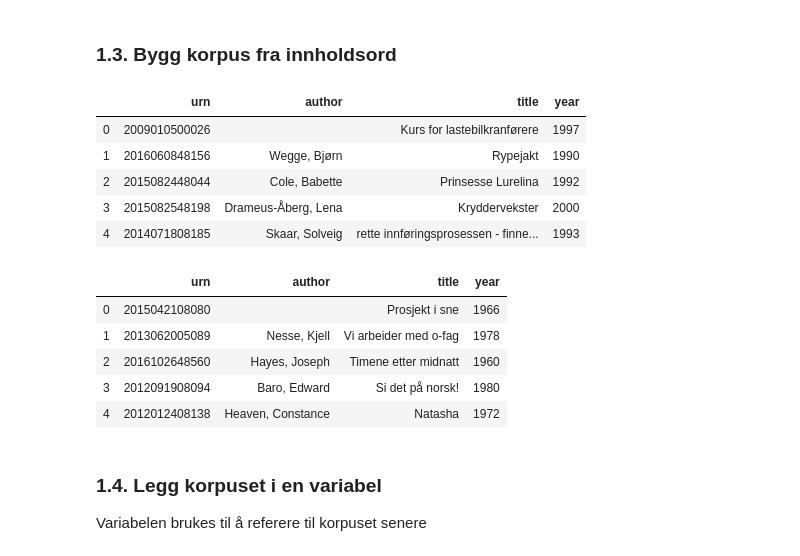
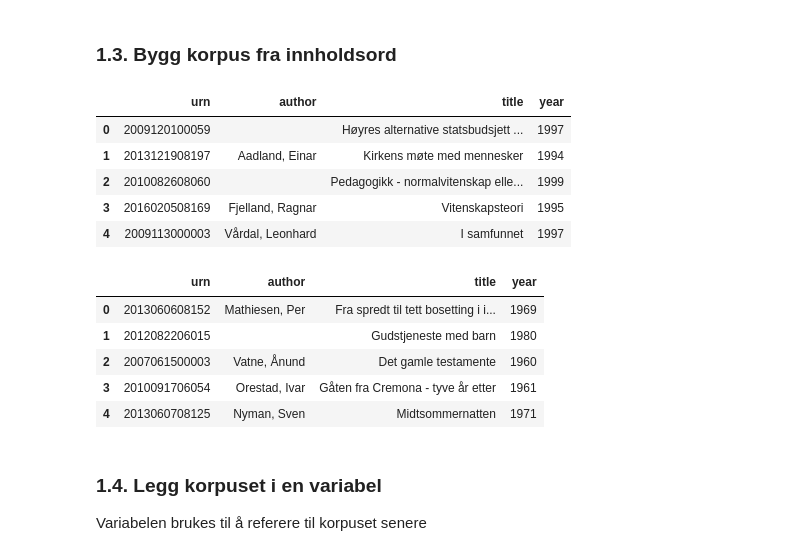
Before and after one commit to NationalLibraryOfNorway/digital_tekstanalyse, a Jupyter notebook: 1_Bygg_korpus.ipynb, the cells around one changed output. Saved outputs shown, nothing was run; the diff lists cells and outputs as text; code cells hidden in the pictures.

```diff
--- a/1_Bygg_korpus.ipynb
+++ b/1_Bygg_korpus.ipynb
@@ -115,23 +115,23 @@ urn: URN:NBN:no-nb_digibok_2018031548382
 # %% [markdown]
 ### 1.3. Bygg korpus fra innholdsord
 # %%
-nb.book_corpus(words='demokrati', period=(1990,2000), limit=5)
+nb.book_corpus(words=['demokrati'], period=(1990,2000), limit=5)
 # %% [output]
 |  | urn | author | title | year |
-| 0 | 2009010500026 |  | Kurs for lastebilkranførere | 1997 |
-| 1 | 2016060848156 | Wegge, Bjørn | Rypejakt | 1990 |
-| 2 | 2015082448044 | Cole, Babette | Prinsesse Lurelina | 1992 |
-| 3 | 2015082548198 | Drameus-Åberg, Lena | Kryddervekster | 2000 |
-| 4 | 2014071808185 | Skaar, Solveig | rette innføringsprosessen - finne... | 1993 |
+| 0 | 2009120100059 |  | Høyres alternative statsbudsjett ... | 1997 |
+| 1 | 2013121908197 | Aadland, Einar | Kirkens møte med mennesker | 1994 |
+| 2 | 2010082608060 |  | Pedagogikk - normalvitenskap elle... | 1999 |
+| 3 | 2016020508169 | Fjelland, Ragnar | Vitenskapsteori | 1995 |
+| 4 | 2009113000003 | Vårdal, Leonhard | I samfunnet | 1997 |
 # %%
-nb.book_corpus(words='her, kan, du, legge, inn, flere, søkeord', period=(1960,1980), limit=5)
+nb.book_corpus(words= ['her', 'kan', 'du', 'legge', 'inn', 'flere', 'søkeord'], period=(1960,1980), limit=5)
 # %% [output]
 |  | urn | author | title | year |
-| 0 | 2015042108080 |  | Prosjekt i sne | 1966 |
-| 1 | 2013062005089 | Nesse, Kjell | Vi arbeider med o-fag | 1978 |
-| 2 | 2016102648560 | Hayes, Joseph | Timene etter midnatt | 1960 |
-| 3 | 2012091908094 | Baro, Edward | Si det på norsk! | 1980 |
-| 4 | 2012012408138 | Heaven, Constance | Natasha | 1972 |
+| 0 | 2013060608152 | Mathiesen, Per | Fra spredt til tett bosetting i i... | 1969 |
+| 1 | 2012082206015 |  | Gudstjeneste med barn | 1980 |
+| 2 | 2007061500003 | Vatne, Ånund | Det gamle testamente | 1960 |
+| 3 | 2010091706054 | Orestad, Ivar | Gåten fra Cremona - tyve år etter | 1961 |
+| 4 | 2013060708125 | Nyman, Sven | Midtsommernatten | 1971 |
 # %% [markdown]
 ### 1.4. Legg korpuset i en variabel
 
```
Also changed, not shown: parts of 3 cells of this notebook, 1 other file.
